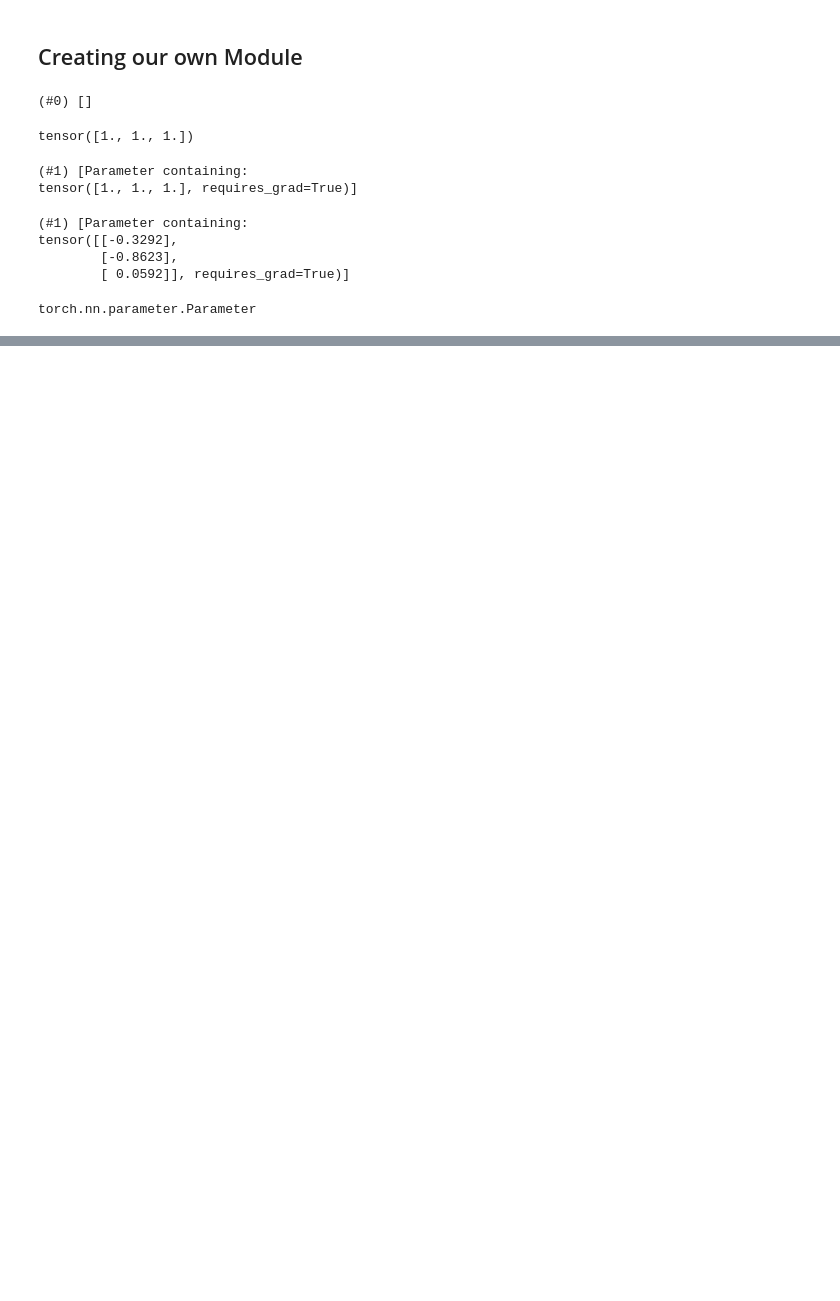
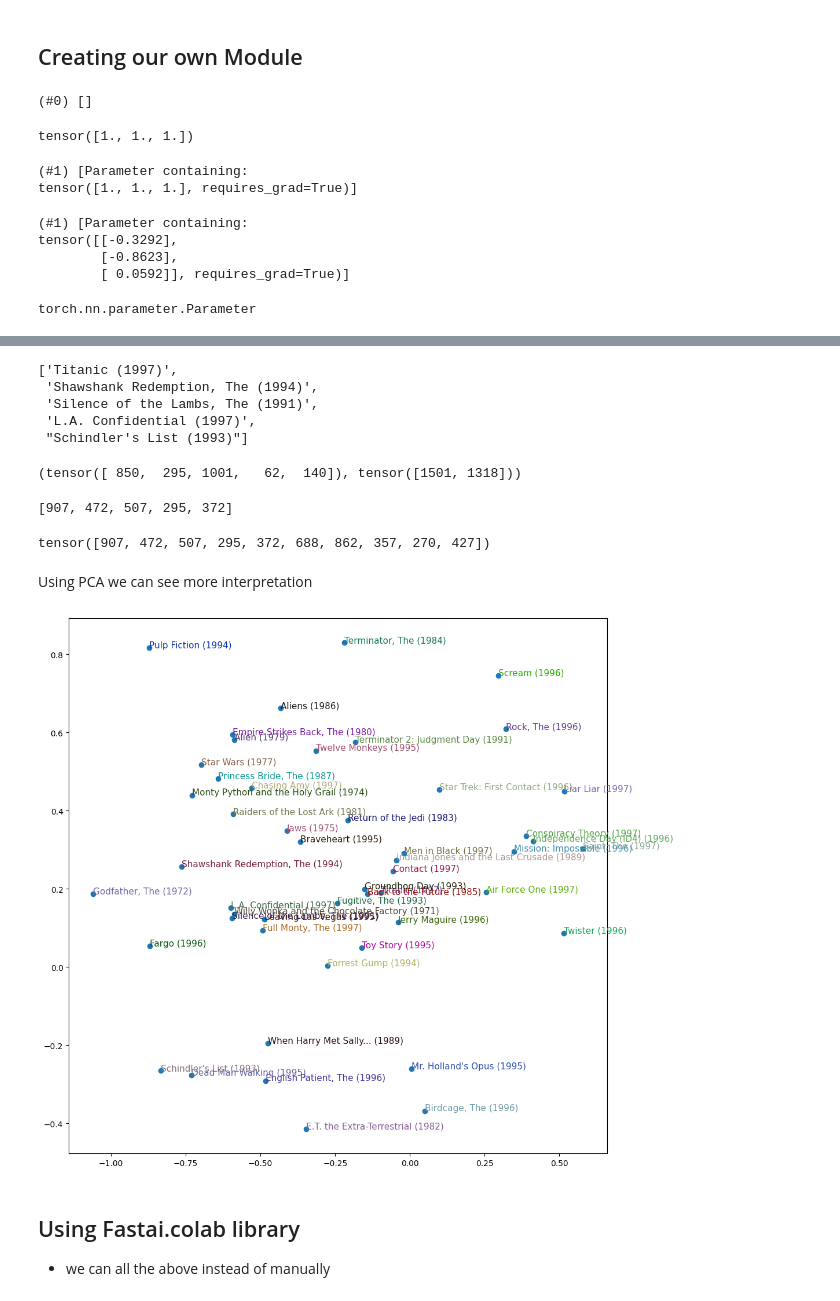
Before and after one commit to mtm-007/Recommeder-Systems, a Jupyter notebook: colabrative_filterig_fastai.ipynb, the cells around one changed output, grey strips where cells are left out. Saved outputs shown, nothing was run; the diff lists cells and outputs as text; code cells hidden in the pictures; blank space fills up the shorter version.

```diff
--- a/colabrative_filterig_fastai.ipynb
+++ b/colabrative_filterig_fastai.ipynb
@@ -254,0 +274,46 @@ Learn.fit_one_cycle(5,5e-3,wd=0.1)
+# %%
+movie_bias = Learn.model.movie_bias.squeeze()
+idx = movie_bias.argsort(descending=True)[:5]
+[dls.classes['title'][i] for i in idx]
+# %% [output]
+['Titanic (1997)',
+ 'Shawshank Redemption, The (1994)',
+ 'Silence of the Lambs, The (1991)',
+ 'L.A. Confidential (1997)',
+ "Schindler's List (1993)"]
+# %%
+idx = movie_bias.argsort()[:5];idx,movie_bias.argsort(descending=True)[:2]
+# %% [output]
+(tensor([ 850,  295, 1001,   62,  140]), tensor([1501, 1318]))
+# %%
+movie_bias = Learn.model.user_bias.squeeze()
+idx = movie_bias.argsort(descending=True)[:5]
+[dls.classes['user'][i] for i in idx]
+# %% [output]
+[907, 472, 507, 295, 372]
+# %%
+Learn.model.user_bias.argsort(descending=True)[:10]
+# %% [output]
+tensor([907, 472, 507, 295, 372, 688, 862, 357, 270, 427])
+# %% [markdown]
+Using PCA we can see more interpretation
+# %%
+g = ratings.groupby('title')['rating'].count()
+top_movies = g.sort_values(ascending=False).index.values[:1000]
+top_idxs = tensor([Learn.dls.classes['title'].o2i[m] for m in top_movies])
+movie_w = Learn.model.movie_factors[top_idxs].cpu().detach()
+movie_pca = movie_w.pca(3)
+fac0,fac1,fac2 = movie_pca.t()
+idxs = list(range(50))
+X = fac0[idxs]
+Y = fac2[idxs]
+plt.figure(figsize=(12,12))
+plt.scatter(X,Y)
+for i,x,y in zip(top_movies[idxs],X,Y):
+  plt.text(x,y,i, color = np.random.rand(3)*0.7,fontsize=11)
+plt.show()
+# %% [output]
+[figure, added]
+# %% [markdown]
+## Using Fastai.colab library
+* we can all the above instead of manually
```
Also changed, not shown: parts of 14 cells of this notebook.
